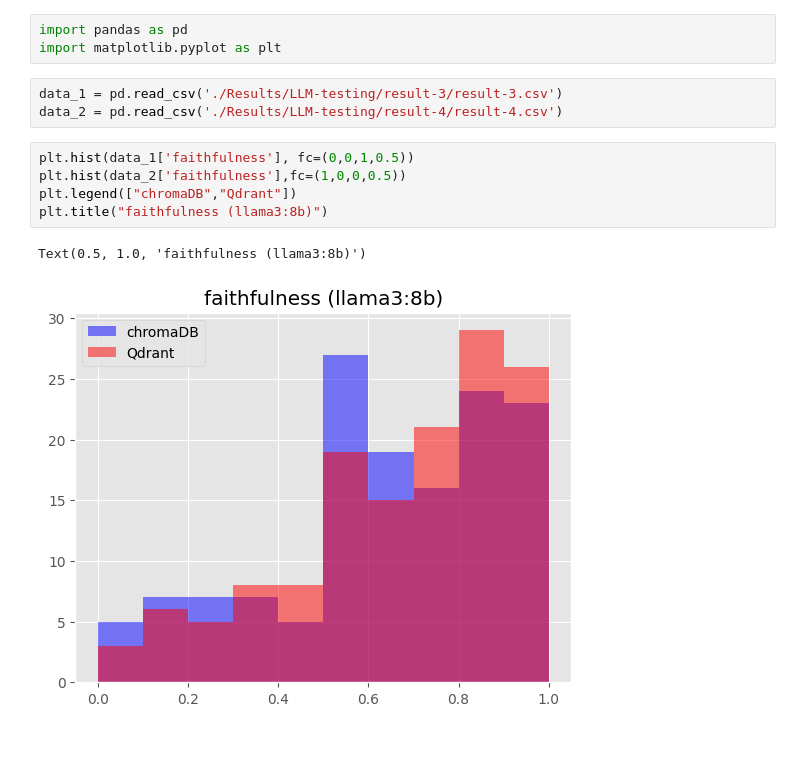
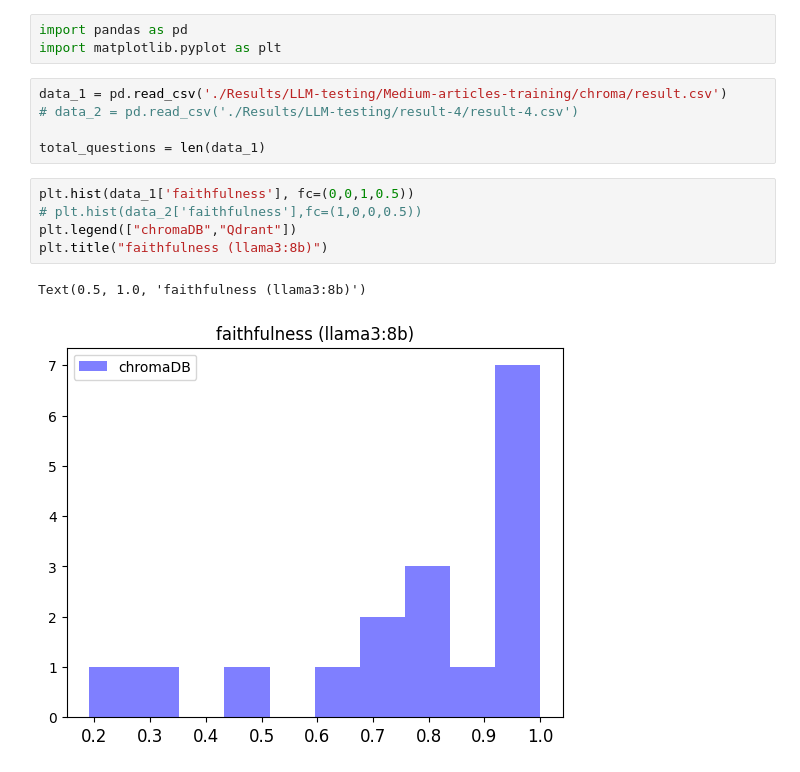
Before and after one commit to HarshitMishra76/vector-db-test, a Jupyter notebook: metrics.ipynb, the cells around one changed output. Saved outputs shown, nothing was run; the diff lists cells and outputs as text; blank space fills up the shorter version.

Commit message:
add llama3-8b results for medium article mongodb vs postgres

```diff
--- a/metrics.ipynb
+++ b/metrics.ipynb
@@ -6,15 +6,17 @@ vector_store = ChromaDB
 import pandas as pd
 import matplotlib.pyplot as plt
 # %%
-data_1 = pd.read_csv('./Results/LLM-testing/result-3/result-3.csv')
-data_2 = pd.read_csv('./Results/LLM-testing/result-4/result-4.csv')
+data_1 = pd.read_csv('./Results/LLM-testing/Medium-articles-training/chroma/result.csv')
+# data_2 = pd.read_csv('./Results/LLM-testing/result-4/result-4.csv')
+
+total_questions = len(data_1)
 # %%
 plt.hist(data_1['faithfulness'], fc=(0,0,1,0.5))
-plt.hist(data_2['faithfulness'],fc=(1,0,0,0.5))
+# plt.hist(data_2['faithfulness'],fc=(1,0,0,0.5))
 plt.legend(["chromaDB","Qdrant"])
 plt.title("faithfulness (llama3:8b)")
 # %% [output]
 Text(0.5, 1.0, 'faithfulness (llama3:8b)')
-[figure, old version]
+[figure, new version]
 # %%
 plt.hist(data_1['answer_correctness'], fc=(0,0,1,0.5))
```
Also changed, not shown: parts of 5 cells of this notebook, 57 other files.
